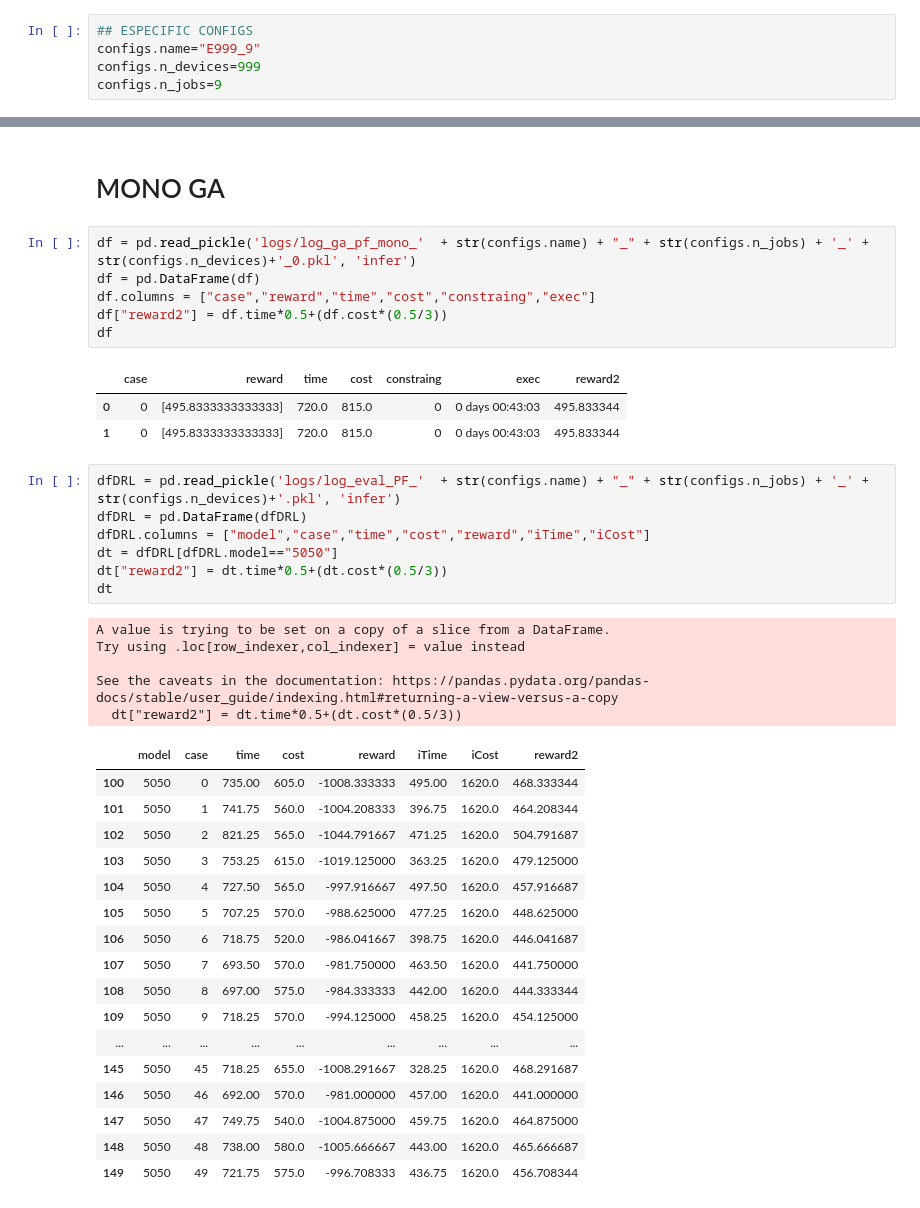
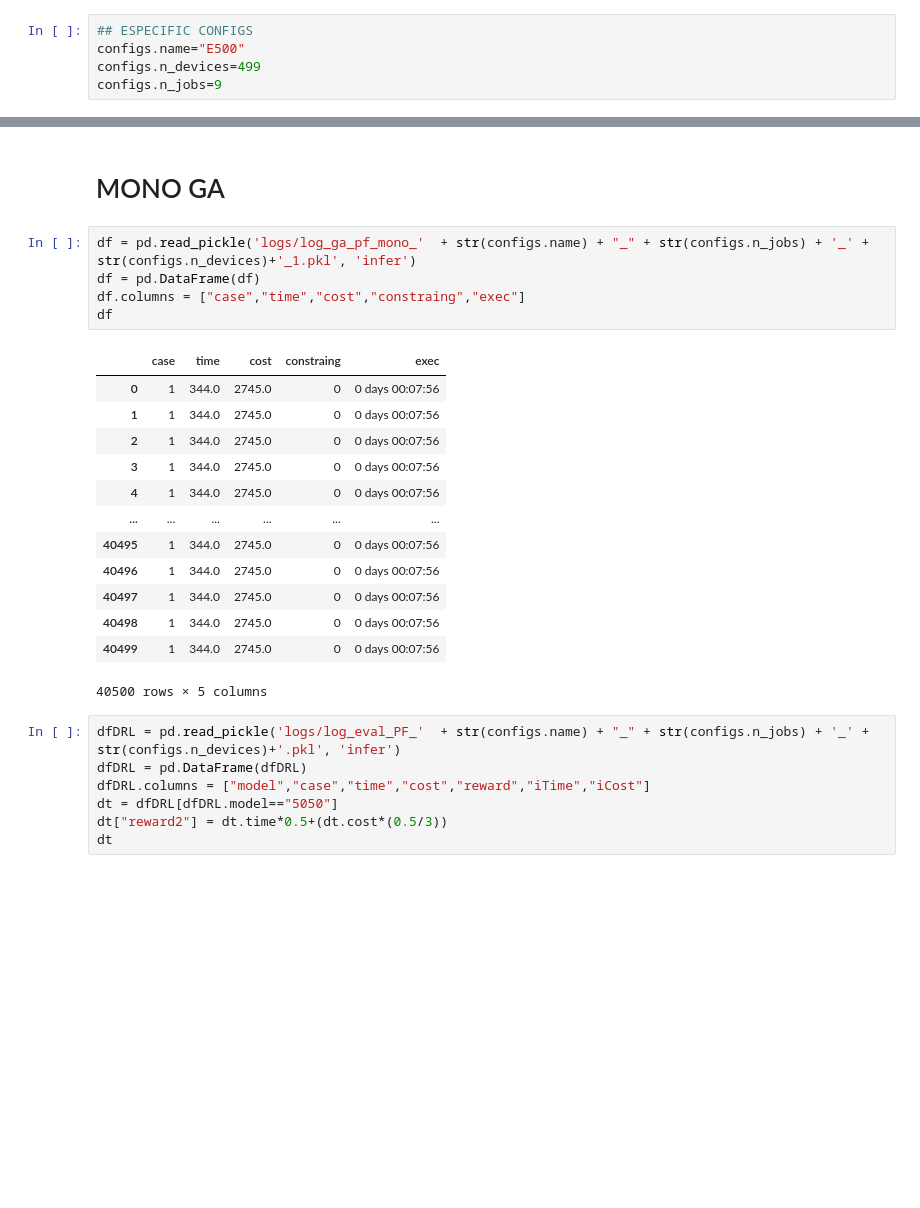
Before and after one commit to acsicuib/DRL-AC-Allocation, a Jupyter notebook: notebook_plot_PF.ipynb, the cells around one changed output, grey strips where cells are left out. Cells and saved outputs as stored; diff of their text form; blank space fills up the shorter version.

```diff
--- a/notebook_plot_PF.ipynb
+++ b/notebook_plot_PF.ipynb
@@ -20,8 +20,8 @@ configs.et_normalize_coef_cost
 100
 # %%
 ## ESPECIFIC CONFIGS
-configs.name="E999_9"
-configs.n_devices=999
+configs.name="E500"
+configs.n_devices=499
 configs.n_jobs=9
 # %%
 # df = pd.read_pickle('logs/log_rnd_alloc_'  + str(configs.name) + "_" + str(configs.n_jobs) + '_' + str(configs.n_devices)+'.pkl', 'infer')
@@ -358,15 +354,24 @@ ValueError: shape mismatch: objects cannot be broadcast to a single shape.  Mism
 # %% [markdown]
 # MONO GA
 # %%
-df = pd.read_pickle('logs/log_ga_pf_mono_'  + str(configs.name) + "_" + str(configs.n_jobs) + '_' + str(configs.n_devices)+'_0.pkl', 'infer')
+df = pd.read_pickle('logs/log_ga_pf_mono_'  + str(configs.name) + "_" + str(configs.n_jobs) + '_' + str(configs.n_devices)+'_1.pkl', 'infer')
 df = pd.DataFrame(df)
-df.columns = ["case","reward","time","cost","constraing","exec"]
-df["reward2"] = df.time*0.5+(df.cost*(0.5/3))
+df.columns = ["case","time","cost","constraing","exec"]
 df
 # %% [output]
-|  | case | reward | time | cost | constraing | exec | reward2 |
-| 0 | 0 | [495.8333333333333] | 720.0 | 815.0 | 0 | 0 days 00:43:03 | 495.833344 |
-| 1 | 0 | [495.8333333333333] | 720.0 | 815.0 | 0 | 0 days 00:43:03 | 495.833344 |
+|  | case | time | cost | constraing | exec |
+| 0 | 1 | 344.0 | 2745.0 | 0 | 0 days 00:07:56 |
+| 1 | 1 | 344.0 | 2745.0 | 0 | 0 days 00:07:56 |
+| 2 | 1 | 344.0 | 2745.0 | 0 | 0 days 00:07:56 |
+| 3 | 1 | 344.0 | 2745.0 | 0 | 0 days 00:07:56 |
+| 4 | 1 | 344.0 | 2745.0 | 0 | 0 days 00:07:56 |
+| ... | ... | ... | ... | ... | ... |
+| 40495 | 1 | 344.0 | 2745.0 | 0 | 0 days 00:07:56 |
+| 40496 | 1 | 344.0 | 2745.0 | 0 | 0 days 00:07:56 |
+| 40497 | 1 | 344.0 | 2745.0 | 0 | 0 days 00:07:56 |
+| 40498 | 1 | 344.0 | 2745.0 | 0 | 0 days 00:07:56 |
+| 40499 | 1 | 344.0 | 2745.0 | 0 | 0 days 00:07:56 |
+40500 rows × 5 columns
 # %%
 dfDRL = pd.read_pickle('logs/log_eval_PF_'  + str(configs.name) + "_" + str(configs.n_jobs) + '_' + str(configs.n_devices)+'.pkl', 'infer')
 dfDRL = pd.DataFrame(dfDRL)
@@ -374,26 +379,3 @@ dfDRL.columns = ["model","case","time","cost","reward","iTime","iCost"]
 dt = dfDRL[dfDRL.model=="5050"]
 dt["reward2"] = dt.time*0.5+(dt.cost*(0.5/3))
 dt
-# %% [output]
-A value is trying to be set on a copy of a slice from a DataFrame.
-Try using .loc[row_indexer,col_indexer] = value instead
-
-See the caveats in the documentation: https://pandas.pydata.org/pandas-docs/stable/user_guide/indexing.html#returning-a-view-versus-a-copy
-  dt["reward2"] = dt.time*0.5+(dt.cost*(0.5/3))
-|  | model | case | time | cost | reward | iTime | iCost | reward2 |
-| 100 | 5050 | 0 | 735.00 | 605.0 | -1008.333333 | 495.00 | 1620.0 | 468.333344 |
-| 101 | 5050 | 1 | 741.75 | 560.0 | -1004.208333 | 396.75 | 1620.0 | 464.208344 |
-| 102 | 5050 | 2 | 821.25 | 565.0 | -1044.791667 | 471.25 | 1620.0 | 504.791687 |
-| 103 | 5050 | 3 | 753.25 | 615.0 | -1019.125000 | 363.25 | 1620.0 | 479.125000 |
-| 104 | 5050 | 4 | 727.50 | 565.0 | -997.916667 | 497.50 | 1620.0 | 457.916687 |
-| 105 | 5050 | 5 | 707.25 | 570.0 | -988.625000 | 477.25 | 1620.0 | 448.625000 |
-| 106 | 5050 | 6 | 718.75 | 520.0 | -986.041667 | 398.75 | 1620.0 | 446.041687 |
-| 107 | 5050 | 7 | 693.50 | 570.0 | -981.750000 | 463.50 | 1620.0 | 441.750000 |
-| 108 | 5050 | 8 | 697.00 | 575.0 | -984.333333 | 442.00 | 1620.0 | 444.333344 |
-| 109 | 5050 | 9 | 718.25 | 570.0 | -994.125000 | 458.25 | 1620.0 | 454.125000 |
-| ... | ... | ... | ... | ... | ... | ... | ... | ... |
-| 145 | 5050 | 45 | 718.25 | 655.0 | -1008.291667 | 328.25 | 1620.0 | 468.291687 |
-| 146 | 5050 | 46 | 692.00 | 570.0 | -981.000000 | 457.00 | 1620.0 | 441.000000 |
-| 147 | 5050 | 47 | 749.75 | 540.0 | -1004.875000 | 459.75 | 1620.0 | 464.875000 |
-| 148 | 5050 | 48 | 738.00 | 580.0 | -1005.666667 | 443.00 | 1620.0 | 465.666687 |
-| 149 | 5050 | 49 | 721.75 | 575.0 | -996.708333 | 436.75 | 1620.0 | 456.708344 |
```
Also changed, not shown: parts of 4 cells of this notebook, 3 other files.
